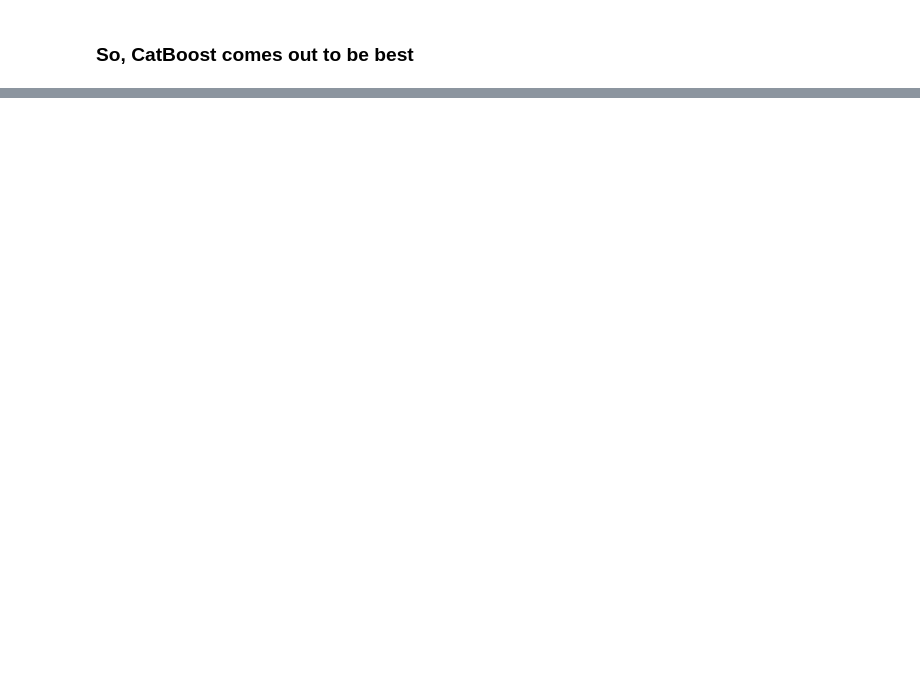
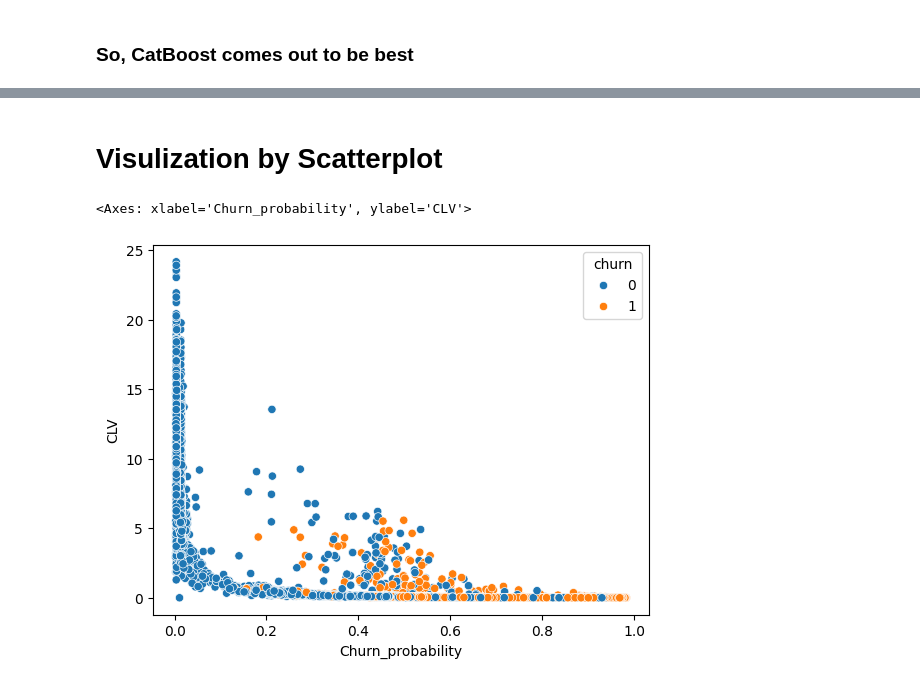
Before and after one commit to akshatsinha2027/Customer-360, a Jupyter notebook: Customer LifeTime Value.ipynb, the cells around one changed output, grey strips where cells are left out. Cells and saved outputs as stored; diff of their text form; code cells hidden in the pictures; blank space fills up the shorter version.

```diff
--- a/Customer LifeTime Value.ipynb
+++ b/Customer LifeTime Value.ipynb
@@ -206,0 +210,9 @@ r2_score(y_test_clv,y_pred_clv_final)
+# %% [markdown]
+# Visulization by Scatterplot
+# %%
+import matplotlib.pyplot as plt
+import seaborn as sns
+sns.scatterplot(x=df_clv['Churn_probability'],y=df_clv['CLV'],hue=df_clv['churn'])
+# %% [output]
+<Axes: xlabel='Churn_probability', ylabel='CLV'>
+[figure, added]
```
Also changed, not shown: parts of 8 cells of this notebook, 7 other files.
